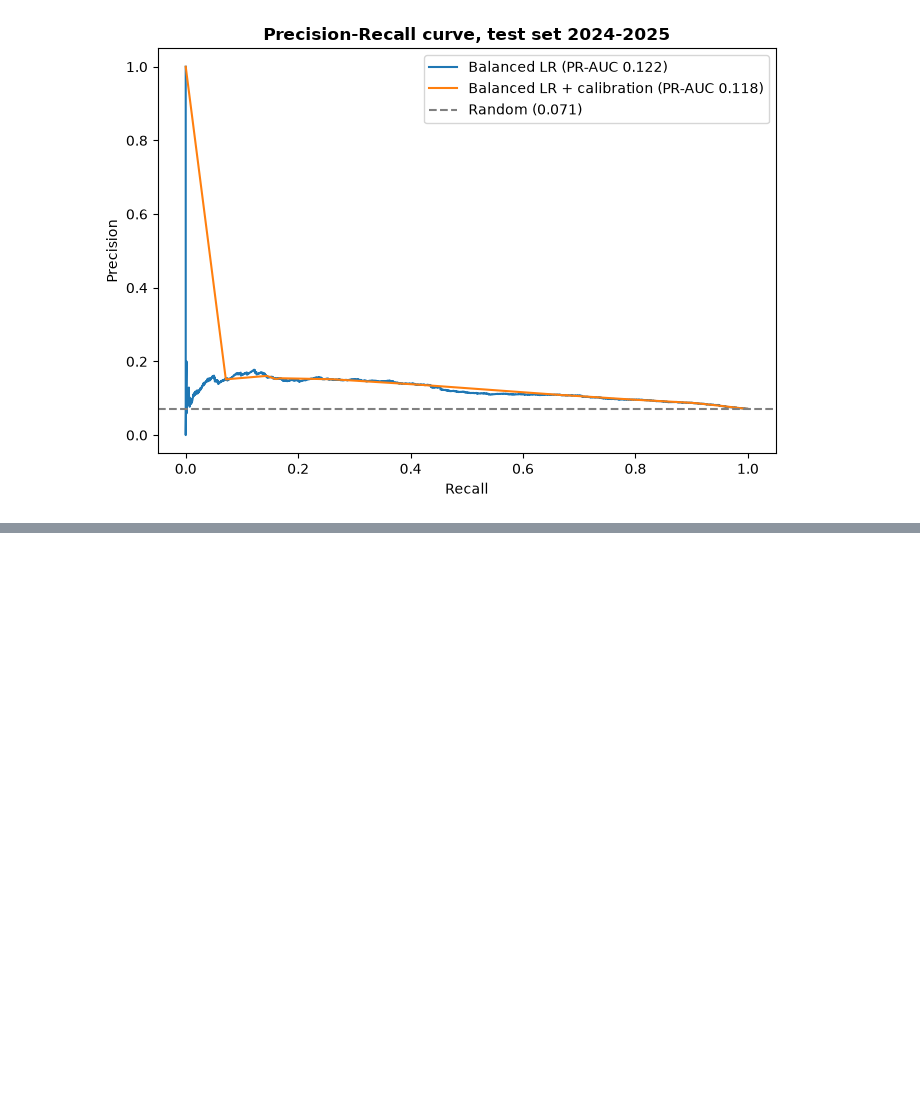
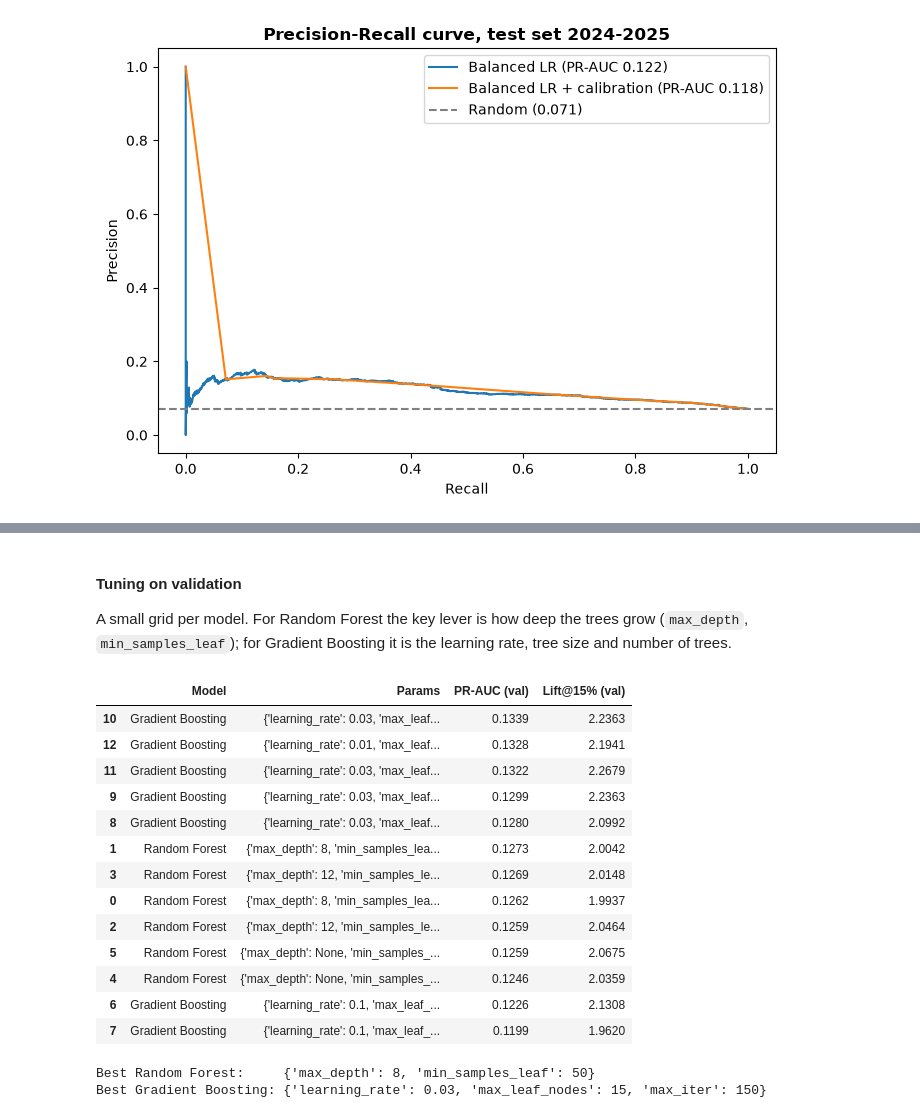
Before and after one commit to samuelbarrezueta/predictive-analytics-forecasting, a Jupyter notebook: notebooks/Task3_Predictive_Modelling.ipynb, the cells around one changed output, grey strips where cells are left out. Saved outputs shown, nothing was run; the diff lists cells and outputs as text; code cells hidden in the pictures; blank space fills up the shorter version.

```diff
--- a/notebooks/Task3_Predictive_Modelling.ipynb
+++ b/notebooks/Task3_Predictive_Modelling.ipynb
@@ -306,0 +313,65 @@ results = pd.concat([results, evaluate("My model", y_test, p_my_model).to_frame(
+# %%
+from sklearn.ensemble import HistGradientBoostingClassifier, RandomForestClassifier
+from sklearn.inspection import permutation_importance
+
+CATEGORICAL = feature_lists["categorical"]
+
+
+def make_rf(**params):
+    return RandomForestClassifier(n_estimators=300, class_weight="balanced_subsample",
+                                  n_jobs=-1, random_state=RANDOM_STATE, **params)
+
+
+def make_hgb(**params):
+    return HistGradientBoostingClassifier(class_weight="balanced", categorical_features=CATEGORICAL,
+                                          min_samples_leaf=50, l2_regularization=1.0,
+                                          early_stopping=False, random_state=RANDOM_STATE, **params)
+
+
+def validation_score(model, X_fit=X_train, y_fit=y_train):
+    # Fit on Train and score ranking quality on Validation (the test set is not touched)
+    model.fit(X_fit, y_fit)
+    p = model.predict_proba(X_val)[:, 1]
+    _, _, lift = top_k_metrics(y_val, p)
+    return {"PR-AUC (val)": average_precision_score(y_val, p), "Lift@15% (val)": lift}
+# %% [markdown]
+#### Tuning on validation
+
+A small grid per model. For Random Forest the key lever is how deep the trees grow (`max_depth`, `min_samples_leaf`); for Gradient Boosting it is the learning rate, tree size and number of trees.
+# %%
+rf_grid = [{"max_depth": d, "min_samples_leaf": leaf} for d in (8, 12, None) for leaf in (20, 50)]
+hgb_grid = [{"learning_rate": lr, "max_leaf_nodes": leaves, "max_iter": n}
+            for lr, leaves, n in [(0.1, 15, 300), (0.1, 31, 300), (0.03, 31, 300),
+                                  (0.03, 15, 300), (0.03, 15, 150), (0.03, 7, 300), (0.01, 15, 600)]]
+
+tuning = []
+for params in rf_grid:
+    tuning.append({"Model": "Random Forest", "Params": params, **validation_score(make_rf(**params))})
+for params in hgb_grid:
+    tuning.append({"Model": "Gradient Boosting", "Params": params, **validation_score(make_hgb(**params))})
+
+tuning = pd.DataFrame(tuning).sort_values("PR-AUC (val)", ascending=False)
+tuning.round(4)
+# %% [output]
+|  | Model | Params | PR-AUC (val) | Lift@15% (val) |
+| 10 | Gradient Boosting | {'learning_rate': 0.03, 'max_leaf... | 0.1339 | 2.2363 |
+| 12 | Gradient Boosting | {'learning_rate': 0.01, 'max_leaf... | 0.1328 | 2.1941 |
+| 11 | Gradient Boosting | {'learning_rate': 0.03, 'max_leaf... | 0.1322 | 2.2679 |
+| 9 | Gradient Boosting | {'learning_rate': 0.03, 'max_leaf... | 0.1299 | 2.2363 |
+| 8 | Gradient Boosting | {'learning_rate': 0.03, 'max_leaf... | 0.1280 | 2.0992 |
+| 1 | Random Forest | {'max_depth': 8, 'min_samples_lea... | 0.1273 | 2.0042 |
+| 3 | Random Forest | {'max_depth': 12, 'min_samples_le... | 0.1269 | 2.0148 |
+| 0 | Random Forest | {'max_depth': 8, 'min_samples_lea... | 0.1262 | 1.9937 |
+| 2 | Random Forest | {'max_depth': 12, 'min_samples_le... | 0.1259 | 2.0464 |
+| 5 | Random Forest | {'max_depth': None, 'min_samples_... | 0.1259 | 2.0675 |
+| 4 | Random Forest | {'max_depth': None, 'min_samples_... | 0.1246 | 2.0359 |
+| 6 | Gradient Boosting | {'learning_rate': 0.1, 'max_leaf_... | 0.1226 | 2.1308 |
+| 7 | Gradient Boosting | {'learning_rate': 0.1, 'max_leaf_... | 0.1199 | 1.9620 |
+# %%
+best_rf_params = tuning.loc[tuning["Model"] == "Random Forest", "Params"].iloc[0]
+best_hgb_params = tuning.loc[tuning["Model"] == "Gradient Boosting", "Params"].iloc[0]
+print(f"Best Random Forest:     {best_rf_params}")
+print(f"Best Gradient Boosting: {best_hgb_params}")
+# %% [output]
+Best Random Forest:     {'max_depth': 8, 'min_samples_leaf': 50}
+Best Gradient Boosting: {'learning_rate': 0.03, 'max_leaf_nodes': 15, 'max_iter': 150}
```
Also changed, not shown: parts of 17 cells of this notebook, 3 other files.
